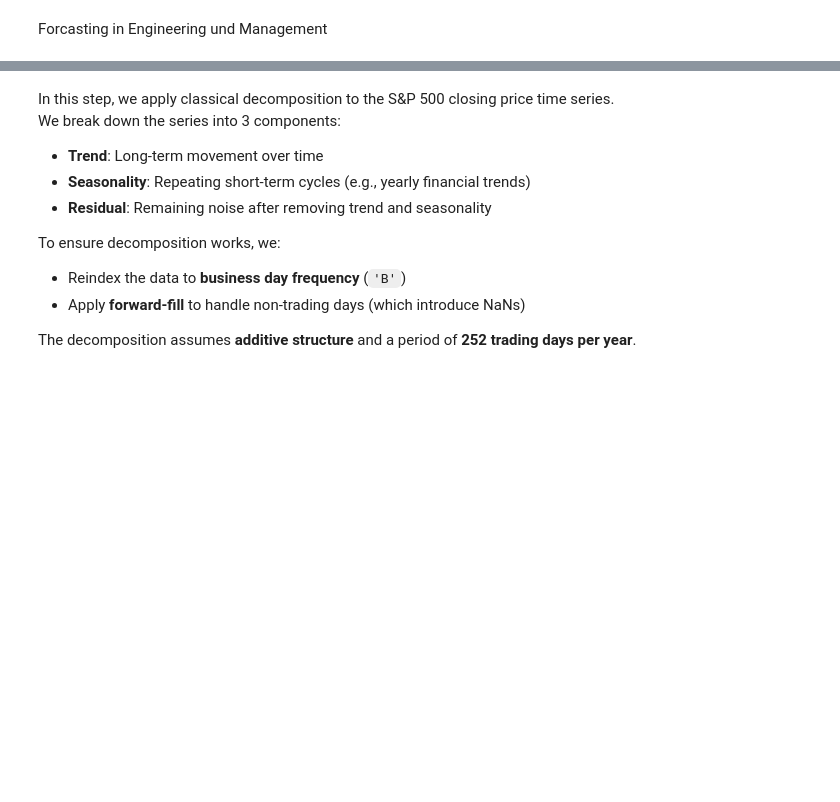
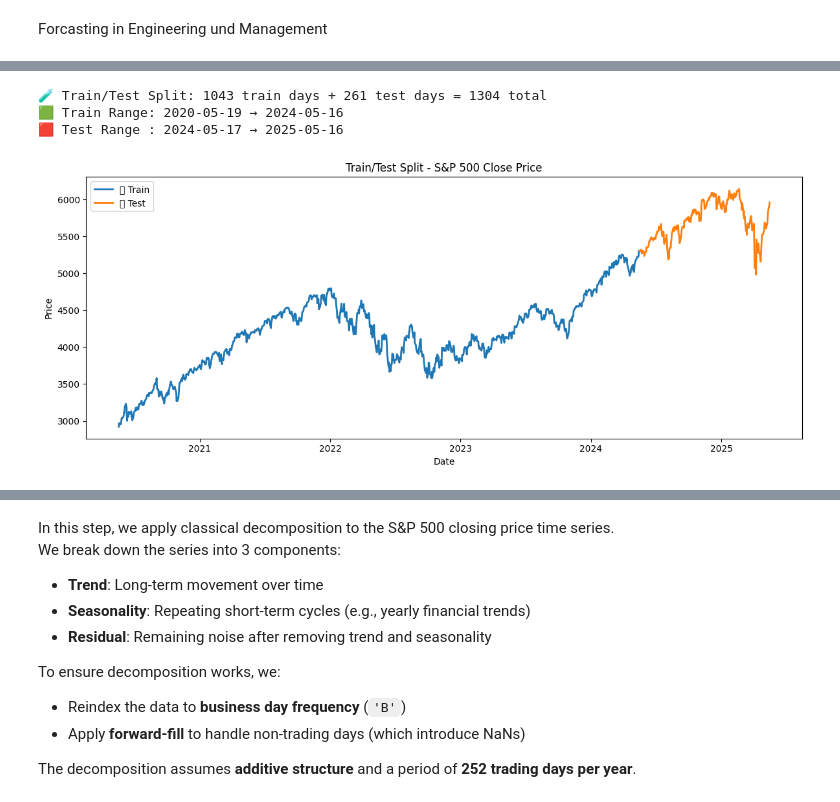
Before and after one commit to rhkraptor/FoEM, a Jupyter notebook: FoEM_Projekt.ipynb, the cells around one changed output, grey strips where cells are left out. Cells and saved outputs as stored; diff of their text form; code cells hidden in the pictures; blank space fills up the shorter version.

Commit message:
Splitted into Train and Test, there are some errors still

```diff
--- a/FoEM_Projekt.ipynb
+++ b/FoEM_Projekt.ipynb
@@ -45,0 +148,37 @@ logging.basicConfig(level=logging.INFO, format='%(asctime)s - %(levelname)s - %(
+# %%
+# ----------------------------------------
+# Step 3: Create Time Series and Split
+# ----------------------------------------
+
+# Use only the 'Close' column for modeling
+ts = sp500['Close'].copy()
+ts.name = 'S&P 500 Close'
+ts.index = pd.to_datetime(ts.index)
+
+# Determine split index
+split_idx = int(len(ts) * TRAIN_SPLIT)
+
+# Create train/test splits
+ts_train = ts.iloc[:split_idx]
+ts_test = ts.iloc[split_idx:]
+
+# Output overview
+print(f"🧪 Train/Test Split: {len(ts_train)} train days + {len(ts_test)} test days = {len(ts)} total")
+print(f"🟩 Train Range: {ts_train.index.min().date()} → {ts_train.index.max().date()}")
+print(f"🟥 Test Range : {ts_test.index.min().date()} → {ts_test.index.max().date()}")
+
+# Optional: Plot to visually inspect split
+plt.figure(figsize=(12, 5))
+plt.plot(ts_train, label="🟩 Train", linewidth=2)
+plt.plot(ts_test, label="🟥 Test", linewidth=2)
+plt.title("Train/Test Split - S&P 500 Close Price")
+plt.xlabel("Date")
+plt.ylabel("Price")
+plt.legend()
+plt.tight_layout()
+plt.show()
+# %% [output]
+🧪 Train/Test Split: 1043 train days + 261 test days = 1304 total
+🟩 Train Range: 2020-05-19 → 2024-05-16
+🟥 Test Range : 2024-05-17 → 2025-05-16
+[figure, added]
```
Also changed, not shown: parts of 32 cells of this notebook.
